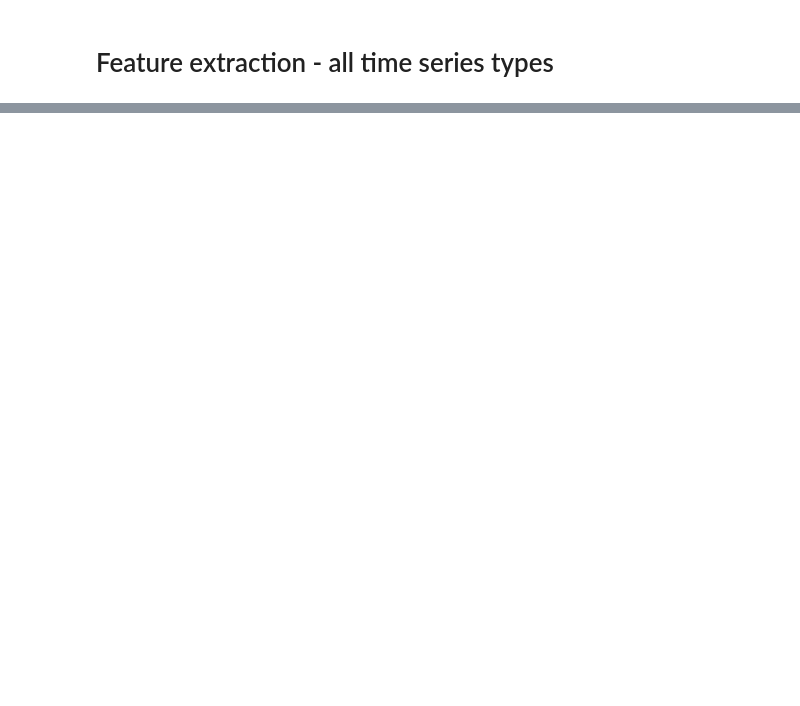
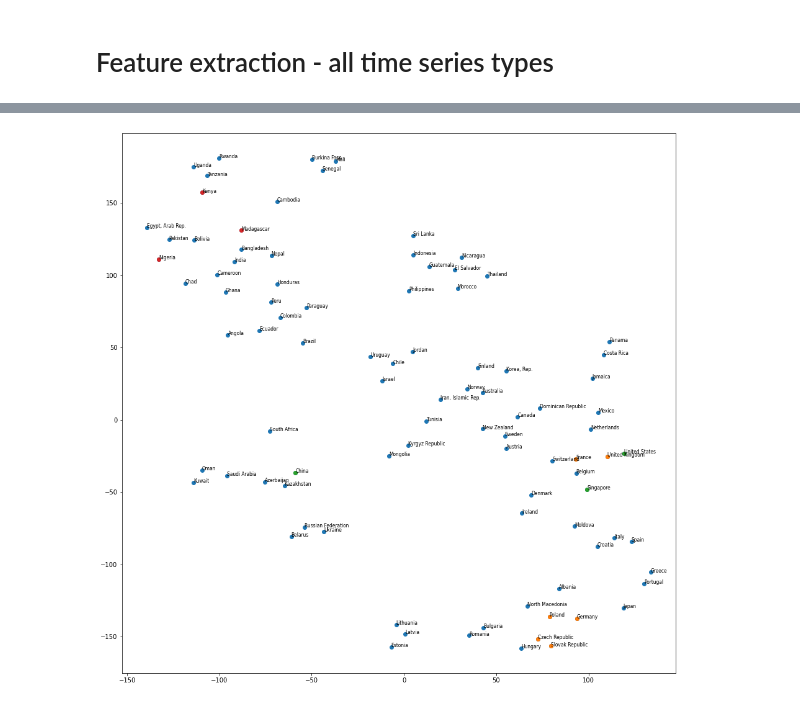
Before and after one commit to maciektr/worldbank_data_exploration, a Jupyter notebook: notebooks/feature_extraction/autoencoder_feature_extraction.ipynb, the cells around one changed output, grey strips where cells are left out. Saved outputs shown, nothing was run; the diff lists cells and outputs as text; code cells hidden in the pictures; blank space fills up the shorter version.

```diff
--- a/notebooks/feature_extraction/autoencoder_feature_extraction.ipynb
+++ b/notebooks/feature_extraction/autoencoder_feature_extraction.ipynb
@@ -108,0 +128,4 @@ plot_with_names(Y_all_projected, countries)
+# %%
+plot_with_names(Y_all_projected_extr, countries)
+# %% [output]
+[figure, added]
```
Also changed, not shown: parts of 14 cells of this notebook.
